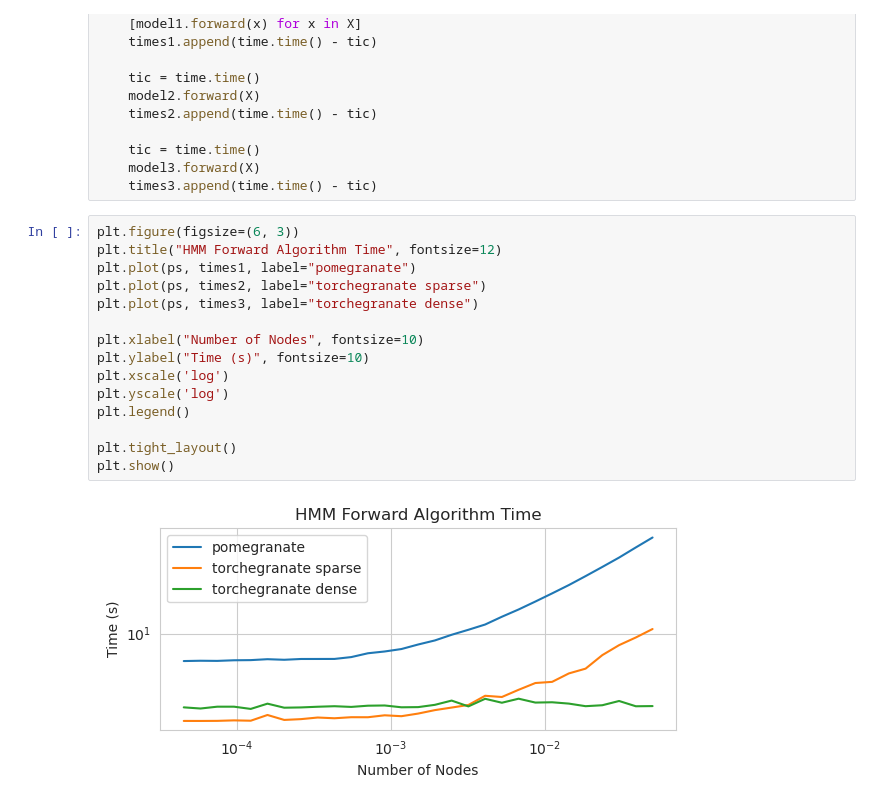
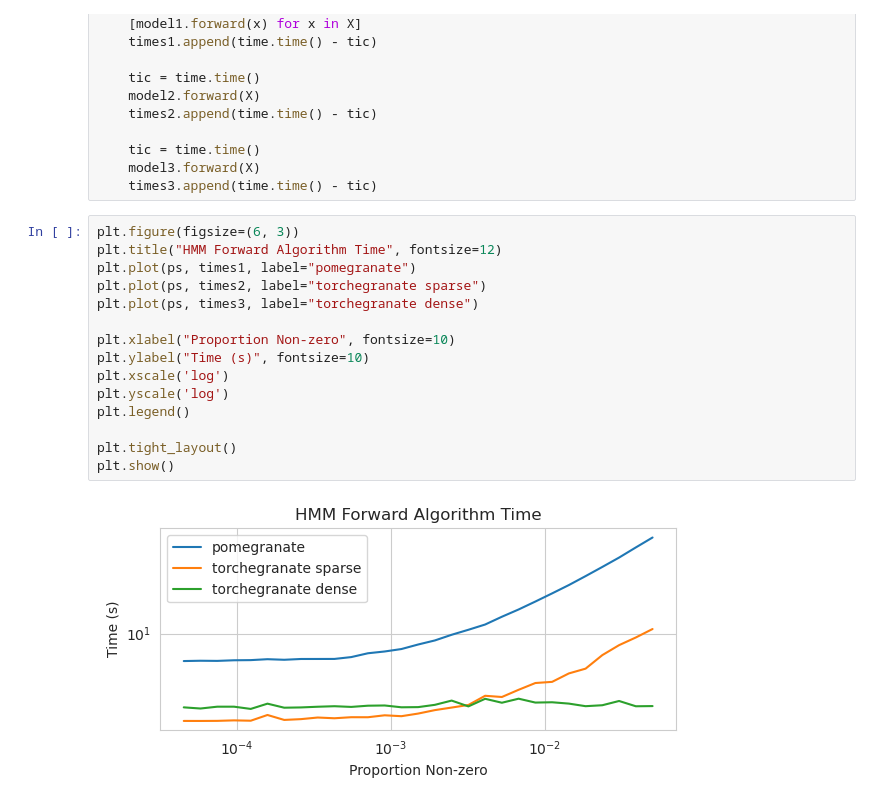
Before and after one commit to jmschrei/torchegranate, a Jupyter notebook: benchmarks/Benchmark_5_Hidden_Markov_Model.ipynb, the cells around one changed output. Saved outputs shown, nothing was run; the diff lists cells and outputs as text.

```diff
--- a/benchmarks/Benchmark_5_Hidden_Markov_Model.ipynb
+++ b/benchmarks/Benchmark_5_Hidden_Markov_Model.ipynb
@@ -324,17 +324,17 @@ for p in tqdm(ps):
 # %%
 plt.figure(figsize=(6, 3))
 plt.title("HMM Forward Algorithm Time", fontsize=12)
 plt.plot(ps, times1, label="pomegranate")
 plt.plot(ps, times2, label="torchegranate sparse")
 plt.plot(ps, times3, label="torchegranate dense")
 
-plt.xlabel("Number of Nodes", fontsize=10)
+plt.xlabel("Proportion Non-zero", fontsize=10)
 plt.ylabel("Time (s)", fontsize=10)
 plt.xscale('log')
 plt.yscale('log')
 plt.legend()
 
 plt.tight_layout()
 plt.show()
 # %% [output]
-[figure, old version]
+[figure, new version]
```
